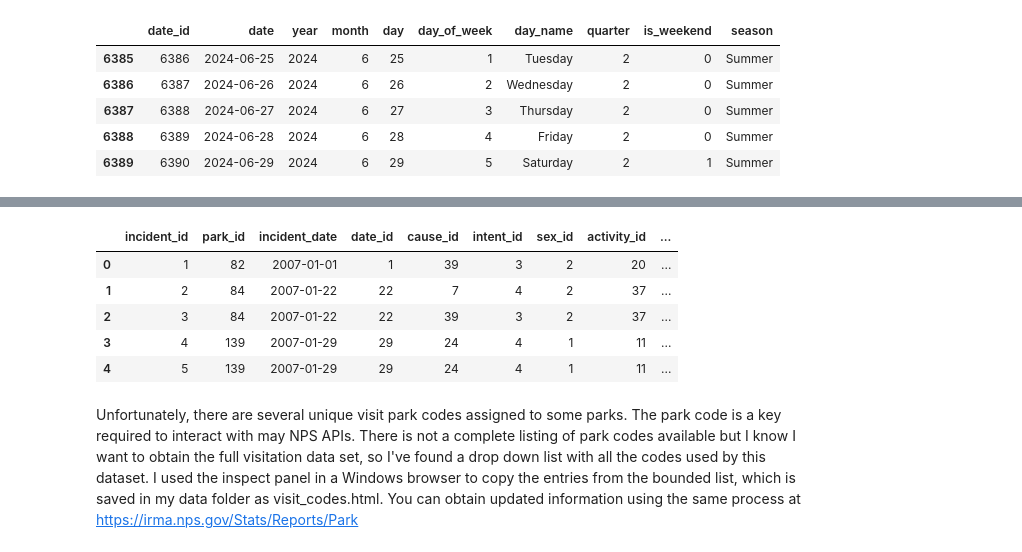
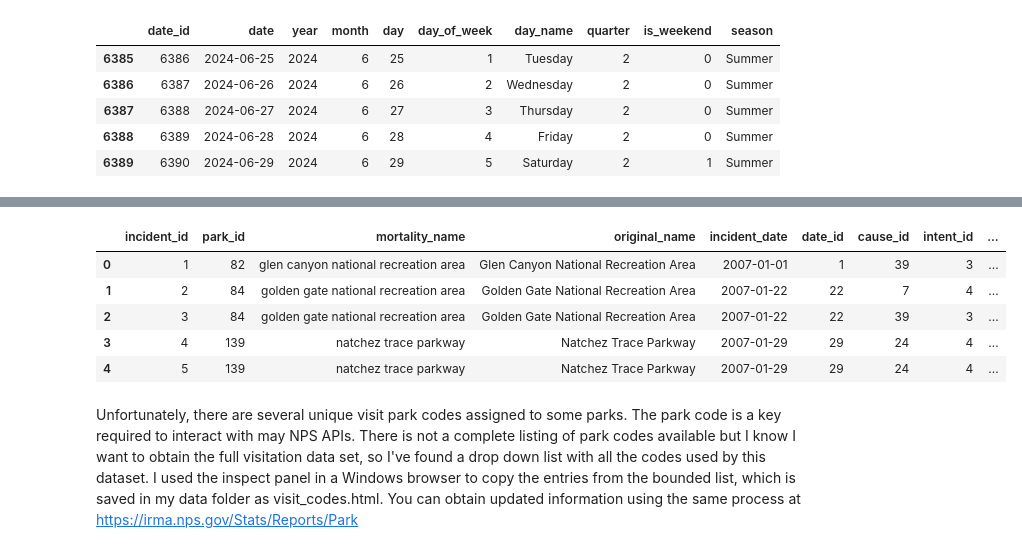
Before and after one commit to jeccalong/NPS_Mortality_Analysis, a Jupyter notebook: Notebooks/aquisitionAndCleaning.ipynb, the cells around one changed output, grey strips where cells are left out. Saved outputs shown, nothing was run; the diff lists cells and outputs as text; code cells hidden in the pictures.

Commit message:
Finished activities tables for db

```diff
--- a/Notebooks/aquisitionAndCleaning.ipynb
+++ b/Notebooks/aquisitionAndCleaning.ipynb
@@ -575,27 +575,29 @@ date_to_id = dict(zip(df_dates['date'].dt.date, df_dates['date_id']))
 # %%
 #create df_mortality_incidents that uses keys from lookup tables
 df_mortality_incidents = pd.DataFrame({
     'incident_id': range(1, len(df) + 1),
     'park_id': df['mortality_name'].map(park_to_id),
+    'mortality_name': df['mortality_name'],
+    'original_name': df['original_name'],
     'incident_date': df['incident_date'],
     'date_id': df['incident_date'].map(date_to_id),
     'cause_id': df['cause'].map(cause_to_id),
     'intent_id': df['intent'].map(intent_to_id),
     'sex_id': df['sex'].map(sex_to_id),
     'activity_id': df['activity'].map(activity_to_id),
     'age_range_original': df['age_range'],
     'age_min': df['age_range_min'],
     'age_max': df['age_range_max'],
 })
 
 df_mortality_incidents.head()
 # %% [output]
-|  | incident_id | park_id | incident_date | date_id | cause_id | intent_id | sex_id | activity_id | ... |
-| 0 | 1 | 82 | 2007-01-01 | 1 | 39 | 3 | 2 | 20 | ... |
-| 1 | 2 | 84 | 2007-01-22 | 22 | 7 | 4 | 2 | 37 | ... |
-| 2 | 3 | 84 | 2007-01-22 | 22 | 39 | 3 | 2 | 37 | ... |
-| 3 | 4 | 139 | 2007-01-29 | 29 | 24 | 4 | 1 | 11 | ... |
-| 4 | 5 | 139 | 2007-01-29 | 29 | 24 | 4 | 1 | 11 | ... |
+|  | incident_id | park_id | mortality_name | original_name | incident_date | date_id | cause_id | intent_id | ... |
+| 0 | 1 | 82 | glen canyon national recreation area | Glen Canyon National Recreation Area | 2007-01-01 | 1 | 39 | 3 | ... |
+| 1 | 2 | 84 | golden gate national recreation area | Golden Gate National Recreation Area | 2007-01-22 | 22 | 7 | 4 | ... |
+| 2 | 3 | 84 | golden gate national recreation area | Golden Gate National Recreation Area | 2007-01-22 | 22 | 39 | 3 | ... |
+| 3 | 4 | 139 | natchez trace parkway | Natchez Trace Parkway | 2007-01-29 | 29 | 24 | 4 | ... |
+| 4 | 5 | 139 | natchez trace parkway | Natchez Trace Parkway | 2007-01-29 | 29 | 24 | 4 | ... |
 # %% [markdown]
 Unfortunately, there are several unique visit park codes assigned to some parks. The park code is a key required to interact with may NPS APIs. There is not a complete listing of park codes available but I know I want to obtain the full visitation data set, so I've found a drop down list with all the codes used by this dataset. I used the inspect panel in a Windows browser to copy the entries from the bounded list, which is saved in my data folder as visit_codes.html. You can obtain updated information using the same process at https://irma.nps.gov/Stats/Reports/Park
 # %%
```
Also changed, not shown: parts of 46 cells of this notebook.
